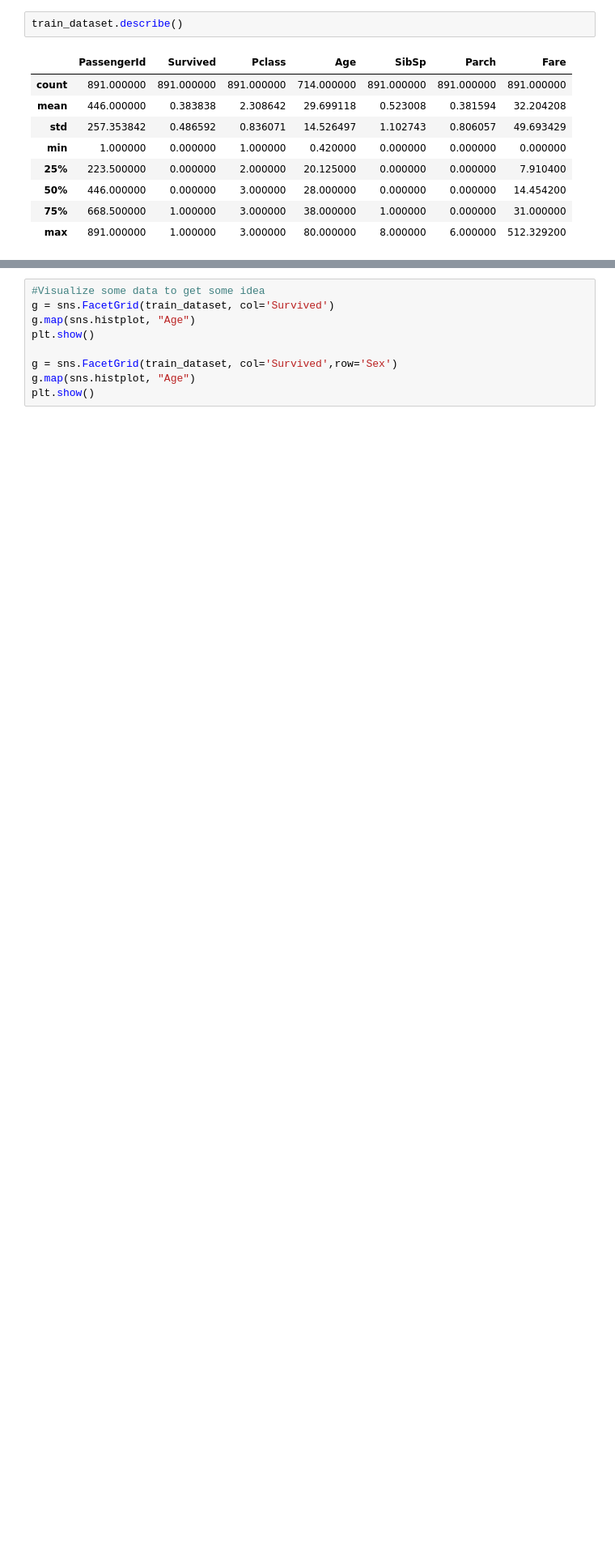
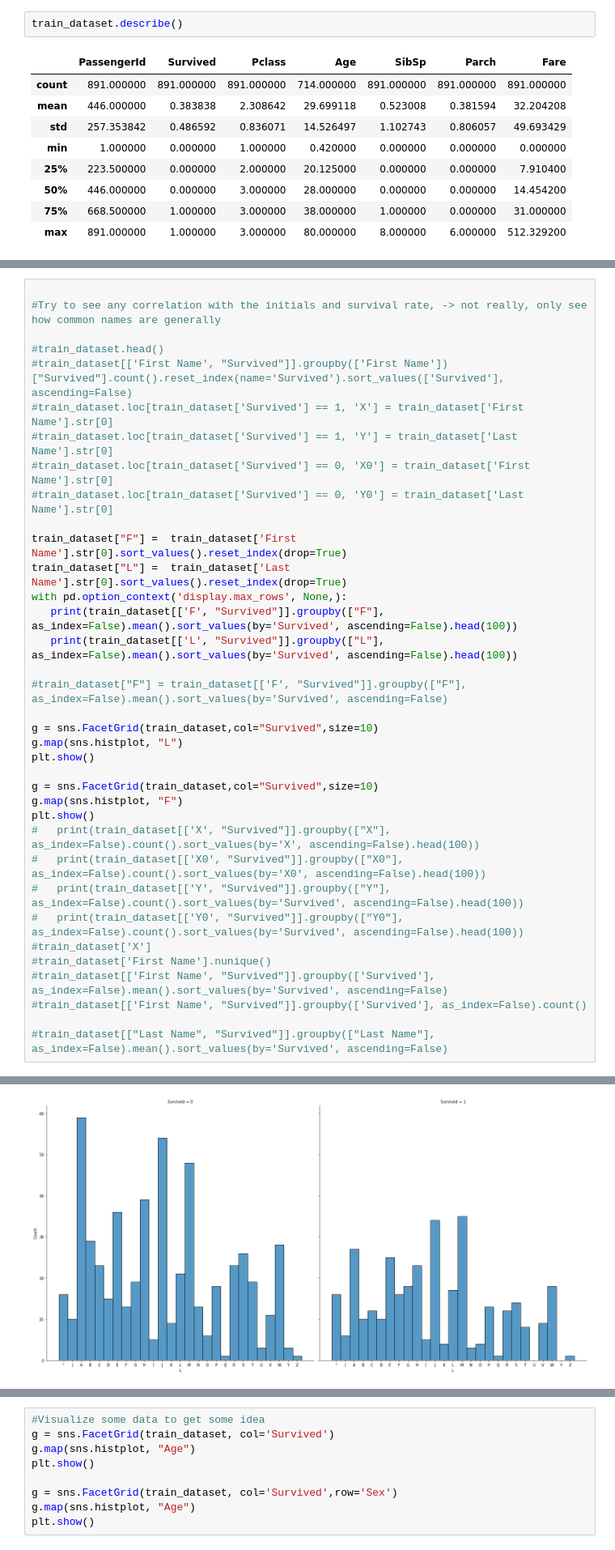
Before and after one commit to kys-sheng/titanic, a Jupyter notebook: titanic.ipynb, the cells around one changed output, grey strips where cells are left out. Shown at 81% size. Drawn from its saved outputs; the diff is of its cells as text; blank space fills up the shorter version.

Commit message:
Name Check

```diff
--- a/titanic.ipynb
+++ b/titanic.ipynb
@@ -132,0 +158,37 @@ for dataset in combine:
+# %%
+
+#Try to see any correlation with the initials and survival rate, -> not really, only see how common names are generally
+
+#train_dataset.head()
+#train_dataset[['First Name', "Survived"]].groupby(['First Name'])["Survived"].count().reset_index(name='Survived').sort_values(['Survived'], ascending=False)
+#train_dataset.loc[train_dataset['Survived'] == 1, 'X'] = train_dataset['First Name'].str[0]
+#train_dataset.loc[train_dataset['Survived'] == 1, 'Y'] = train_dataset['Last Name'].str[0]
+#train_dataset.loc[train_dataset['Survived'] == 0, 'X0'] = train_dataset['First Name'].str[0]
+#train_dataset.loc[train_dataset['Survived'] == 0, 'Y0'] = train_dataset['Last Name'].str[0]
+
+train_dataset["F"] =  train_dataset['First Name'].str[0].sort_values().reset_index(drop=True)
+train_dataset["L"] =  train_dataset['Last Name'].str[0].sort_values().reset_index(drop=True)
+with pd.option_context('display.max_rows', None,):
+   print(train_dataset[['F', "Survived"]].groupby(["F"], as_index=False).mean().sort_values(by='Survived', ascending=False).head(100))
+   print(train_dataset[['L', "Survived"]].groupby(["L"], as_index=False).mean().sort_values(by='Survived', ascending=False).head(100))
+
+#train_dataset["F"] = train_dataset[['F', "Survived"]].groupby(["F"], as_index=False).mean().sort_values(by='Survived', ascending=False)
+
+g = sns.FacetGrid(train_dataset,col="Survived",size=10)
+g.map(sns.histplot, "L")
+plt.show()
+
+g = sns.FacetGrid(train_dataset,col="Survived",size=10)
+g.map(sns.histplot, "F")
+plt.show()
+#   print(train_dataset[['X', "Survived"]].groupby(["X"], as_index=False).count().sort_values(by='X', ascending=False).head(100))
+#   print(train_dataset[['X0', "Survived"]].groupby(["X0"], as_index=False).count().sort_values(by='X0', ascending=False).head(100))
+#   print(train_dataset[['Y', "Survived"]].groupby(["Y"], as_index=False).count().sort_values(by='Survived', ascending=False).head(100))
+#   print(train_dataset[['Y0', "Survived"]].groupby(["Y0"], as_index=False).count().sort_values(by='Survived', ascending=False).head(100))
+#train_dataset['X']
+#train_dataset['First Name'].nunique()
+#train_dataset[['First Name', "Survived"]].groupby(['Survived'], as_index=False).mean().sort_values(by='Survived', ascending=False)
+#train_dataset[['First Name', "Survived"]].groupby(['Survived'], as_index=False).count()
+
+#train_dataset[["Last Name", "Survived"]].groupby(["Last Name"], as_index=False).mean().sort_values(by='Survived', ascending=False)
+# %% [output]
@@ -132,0 +212 @@ for dataset in combine:
+[figure, added]
```
Also changed, not shown: parts of 9 cells of this notebook.
